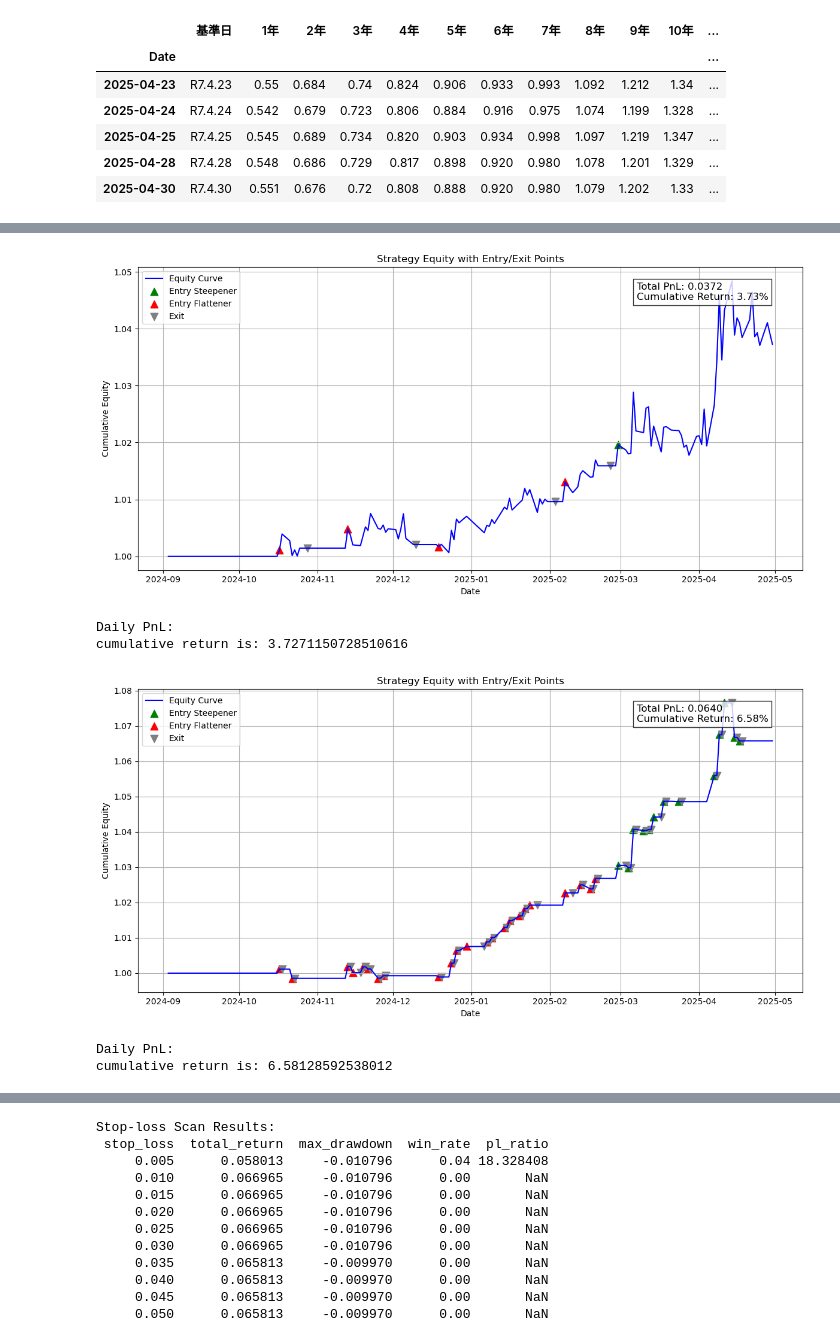
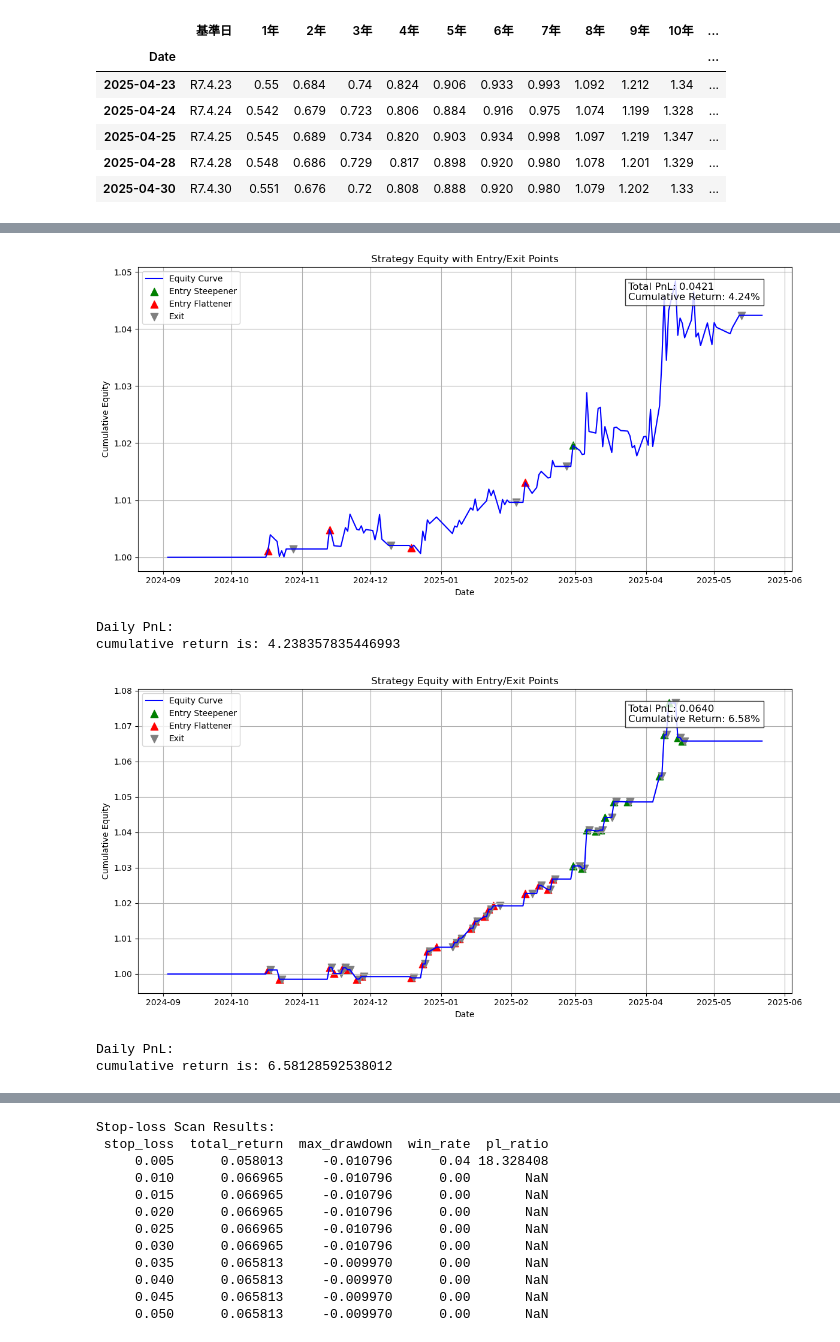
Before and after one commit to tenofovir/stock_analysis_tool, a Jupyter notebook: Quant.ipynb, the cells around one changed output, grey strips where cells are left out. Cells and saved outputs as stored; diff of their text form; code cells hidden in the pictures.

```diff
--- a/Quant.ipynb
+++ b/Quant.ipynb
@@ -1053,37 +1159,37 @@ def strat4(signals: pd.DataFrame, prices: pd.DataFrame, durations: dict, stop_lo
 
     return pd.Series(positions, index=signals.index)
 
 
 # ---------------------------
 # 主流程示例
 # ---------------------------
 if __name__ == "__main__":
     # 假设已用 fetch_jgb_yields 和 fetch_etf_prices 得到 signals 和 prices
 
-    start_date, end_date = '20240901', '20250520'
+    start_date, end_date = '20240901', '20250522'
     # 1. JGB 斜率信号
     signals = fetch_jgb_yields(start_date, end_date, window=30)
     # 2. ETF 价格
     symbols = {'Short':'236a.jp', 'Long':'2561.jp'}
     prices = fetch_etf_prices(symbols, start_date, end_date)
     durations = {'Short':8.2, 'Long':10.85}
 
     # 选择策略
     bt1 = run_backtest(signals, prices, durations, strat1)
     #bt2 = run_backtest(signals, prices, durations, strat2)
     #bt3 = run_backtest(signals, prices, durations, strat3)
     # strat4 需要额外传入 durations
     bt4 = run_backtest(signals, prices, durations, lambda s,p: strat4(s, p, durations, stop_loss=0.10))
 
     # 可视化或输出绩效
     plot_results(bt1, output_csv=None)
     #plot_results(bt2, output_csv=None)
     #plot_results(bt3, output_csv=None)
     plot_results(bt4)
 # %% [output]
-[figure, old version]
+[figure, new version]
 Daily PnL:
-cumulative return is: 3.7271150728510616
+cumulative return is: 4.238357835446993
-[figure, old version]
+[figure, new version]
 Daily PnL:
 cumulative return is: 6.58128592538012
```
Also changed, not shown: parts of 12 cells of this notebook.
